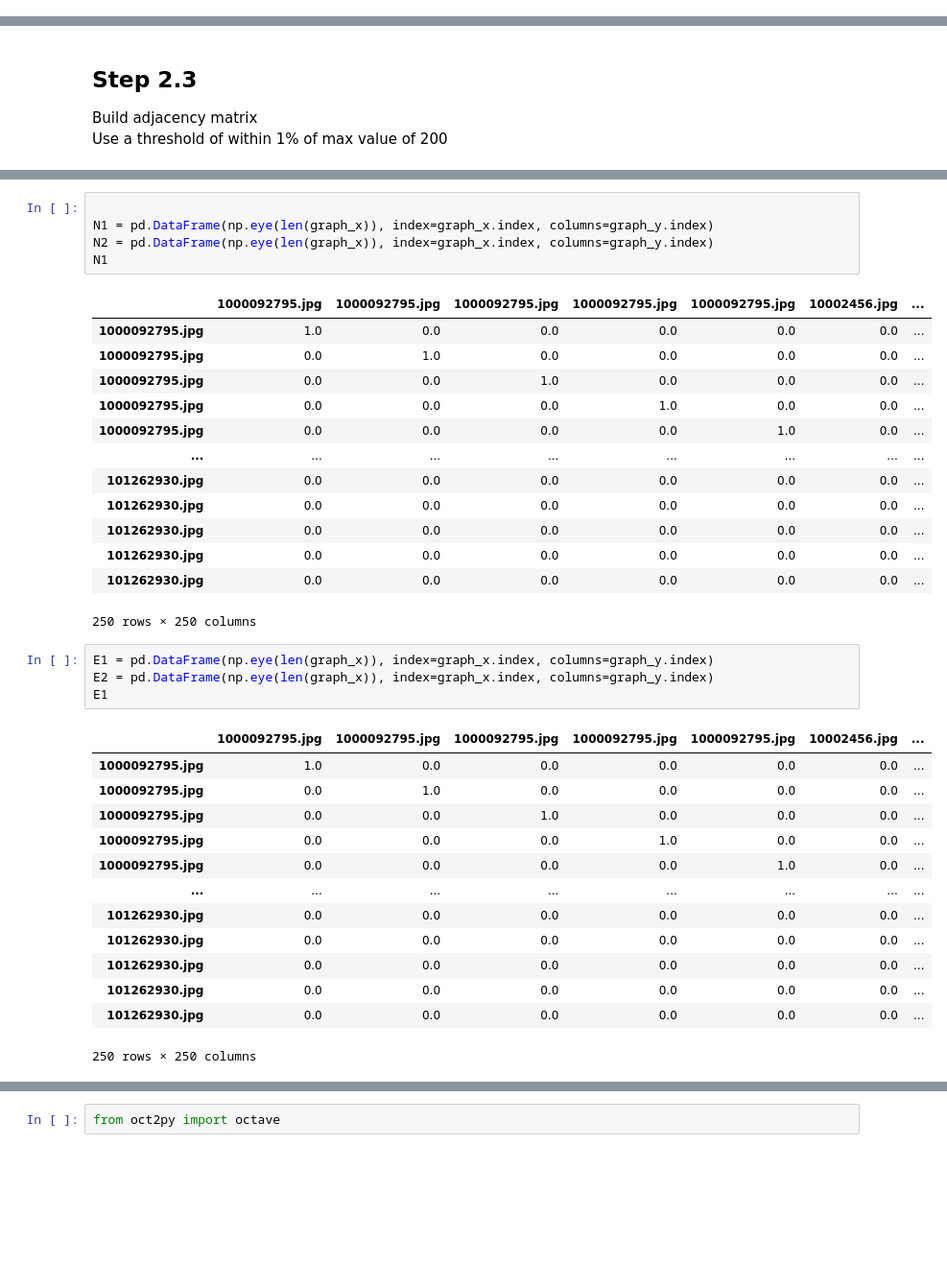
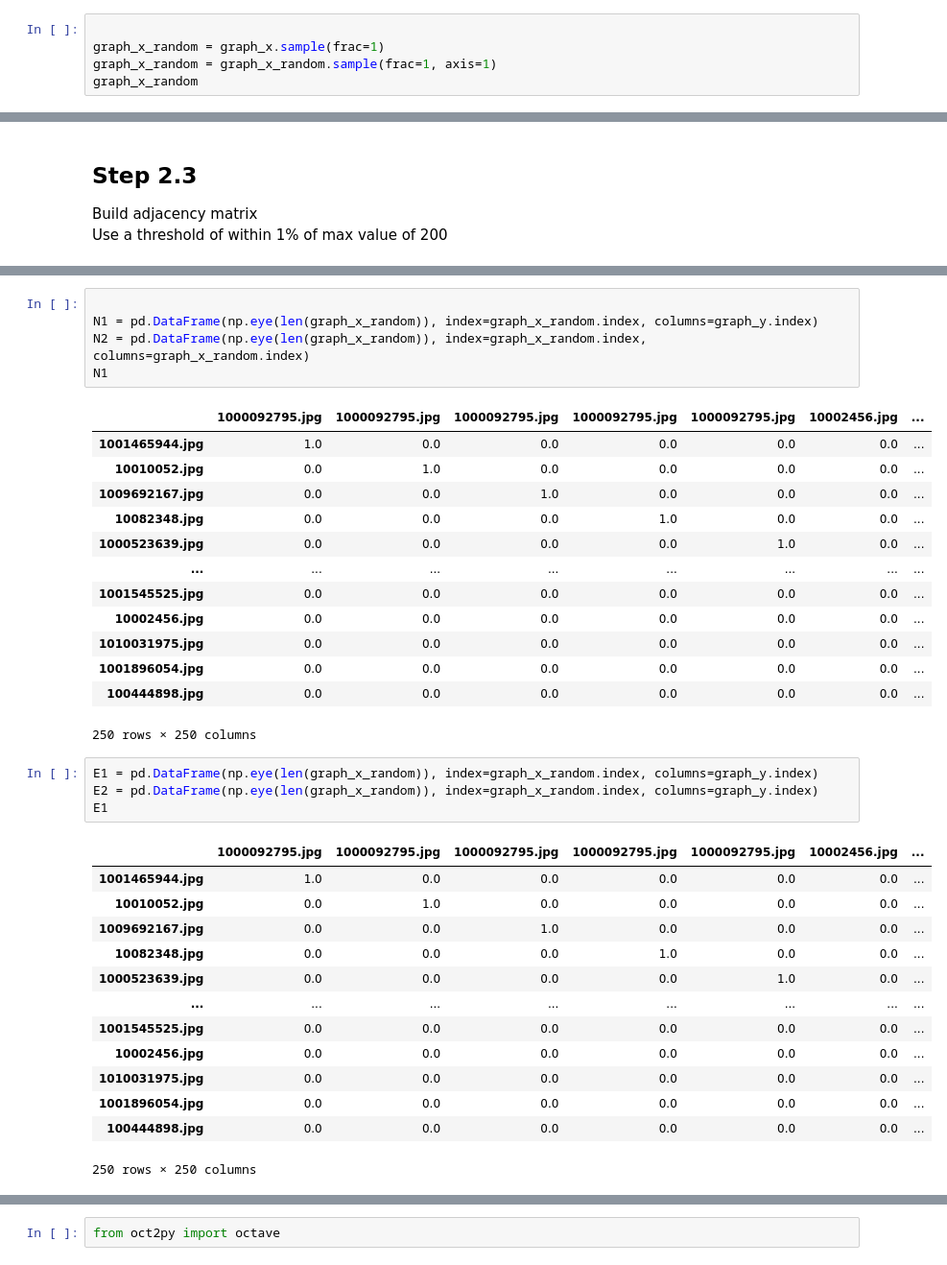
Before and after one commit to blake2703/image-text-retrieval, a Jupyter notebook: Unsupervised entity alignment for text-image retrieval.ipynb, the cells around one changed output, grey strips where cells are left out. Shown at 96% size. Cells and saved outputs as stored; diff of their text form; blank space fills up the shorter version.

```diff
--- a/Unsupervised entity alignment for text-image retrieval.ipynb
+++ b/Unsupervised entity alignment for text-image retrieval.ipynb
@@ -411,0 +421,5 @@ graph_x.sample(2)
+# %%
+
+graph_x_random = graph_x.sample(frac=1)
+graph_x_random = graph_x_random.sample(frac=1, axis=1)
+graph_x_random
@@ -510,40 +538,40 @@ A2
 250 rows × 250 columns
 # %%
 
-N1 = pd.DataFrame(np.eye(len(graph_x)), index=graph_x.index, columns=graph_y.index)
-N2 = pd.DataFrame(np.eye(len(graph_x)), index=graph_x.index, columns=graph_y.index)
+N1 = pd.DataFrame(np.eye(len(graph_x_random)), index=graph_x_random.index, columns=graph_y.index)
+N2 = pd.DataFrame(np.eye(len(graph_x_random)), index=graph_x_random.index, columns=graph_x_random.index)
 N1
 # %% [output]
 |  | 1000092795.jpg | 1000092795.jpg | 1000092795.jpg | 1000092795.jpg | 1000092795.jpg | 10002456.jpg | ... |
-| 1000092795.jpg | 1.0 | 0.0 | 0.0 | 0.0 | 0.0 | 0.0 | ... |
-| 1000092795.jpg | 0.0 | 1.0 | 0.0 | 0.0 | 0.0 | 0.0 | ... |
-| 1000092795.jpg | 0.0 | 0.0 | 1.0 | 0.0 | 0.0 | 0.0 | ... |
-| 1000092795.jpg | 0.0 | 0.0 | 0.0 | 1.0 | 0.0 | 0.0 | ... |
-| 1000092795.jpg | 0.0 | 0.0 | 0.0 | 0.0 | 1.0 | 0.0 | ... |
+| 1001465944.jpg | 1.0 | 0.0 | 0.0 | 0.0 | 0.0 | 0.0 | ... |
+| 10010052.jpg | 0.0 | 1.0 | 0.0 | 0.0 | 0.0 | 0.0 | ... |
+| 1009692167.jpg | 0.0 | 0.0 | 1.0 | 0.0 | 0.0 | 0.0 | ... |
+| 10082348.jpg | 0.0 | 0.0 | 0.0 | 1.0 | 0.0 | 0.0 | ... |
+| 1000523639.jpg | 0.0 | 0.0 | 0.0 | 0.0 | 1.0 | 0.0 | ... |
 | ... | ... | ... | ... | ... | ... | ... | ... |
-| 101262930.jpg | 0.0 | 0.0 | 0.0 | 0.0 | 0.0 | 0.0 | ... |
-| 101262930.jpg | 0.0 | 0.0 | 0.0 | 0.0 | 0.0 | 0.0 | ... |
-| 101262930.jpg | 0.0 | 0.0 | 0.0 | 0.0 | 0.0 | 0.0 | ... |
-| 101262930.jpg | 0.0 | 0.0 | 0.0 | 0.0 | 0.0 | 0.0 | ... |
-| 101262930.jpg | 0.0 | 0.0 | 0.0 | 0.0 | 0.0 | 0.0 | ... |
+| 1001545525.jpg | 0.0 | 0.0 | 0.0 | 0.0 | 0.0 | 0.0 | ... |
+| 10002456.jpg | 0.0 | 0.0 | 0.0 | 0.0 | 0.0 | 0.0 | ... |
+| 1010031975.jpg | 0.0 | 0.0 | 0.0 | 0.0 | 0.0 | 0.0 | ... |
+| 1001896054.jpg | 0.0 | 0.0 | 0.0 | 0.0 | 0.0 | 0.0 | ... |
+| 100444898.jpg | 0.0 | 0.0 | 0.0 | 0.0 | 0.0 | 0.0 | ... |
 250 rows × 250 columns
 # %%
-E1 = pd.DataFrame(np.eye(len(graph_x)), index=graph_x.index, columns=graph_y.index)
-E2 = pd.DataFrame(np.eye(len(graph_x)), index=graph_x.index, columns=graph_y.index)
+E1 = pd.DataFrame(np.eye(len(graph_x_random)), index=graph_x_random.index, columns=graph_y.index)
+E2 = pd.DataFrame(np.eye(len(graph_x_random)), index=graph_x_random.index, columns=graph_y.index)
 E1
 # %% [output]
 |  | 1000092795.jpg | 1000092795.jpg | 1000092795.jpg | 1000092795.jpg | 1000092795.jpg | 10002456.jpg | ... |
-| 1000092795.jpg | 1.0 | 0.0 | 0.0 | 0.0 | 0.0 | 0.0 | ... |
-| 1000092795.jpg | 0.0 | 1.0 | 0.0 | 0.0 | 0.0 | 0.0 | ... |
-| 1000092795.jpg | 0.0 | 0.0 | 1.0 | 0.0 | 0.0 | 0.0 | ... |
-| 1000092795.jpg | 0.0 | 0.0 | 0.0 | 1.0 | 0.0 | 0.0 | ... |
-| 1000092795.jpg | 0.0 | 0.0 | 0.0 | 0.0 | 1.0 | 0.0 | ... |
+| 1001465944.jpg | 1.0 | 0.0 | 0.0 | 0.0 | 0.0 | 0.0 | ... |
+| 10010052.jpg | 0.0 | 1.0 | 0.0 | 0.0 | 0.0 | 0.0 | ... |
+| 1009692167.jpg | 0.0 | 0.0 | 1.0 | 0.0 | 0.0 | 0.0 | ... |
+| 10082348.jpg | 0.0 | 0.0 | 0.0 | 1.0 | 0.0 | 0.0 | ... |
+| 1000523639.jpg | 0.0 | 0.0 | 0.0 | 0.0 | 1.0 | 0.0 | ... |
 | ... | ... | ... | ... | ... | ... | ... | ... |
-| 101262930.jpg | 0.0 | 0.0 | 0.0 | 0.0 | 0.0 | 0.0 | ... |
-| 101262930.jpg | 0.0 | 0.0 | 0.0 | 0.0 | 0.0 | 0.0 | ... |
-| 101262930.jpg | 0.0 | 0.0 | 0.0 | 0.0 | 0.0 | 0.0 | ... |
-| 101262930.jpg | 0.0 | 0.0 | 0.0 | 0.0 | 0.0 | 0.0 | ... |
-| 101262930.jpg | 0.0 | 0.0 | 0.0 | 0.0 | 0.0 | 0.0 | ... |
+| 1001545525.jpg | 0.0 | 0.0 | 0.0 | 0.0 | 0.0 | 0.0 | ... |
+| 10002456.jpg | 0.0 | 0.0 | 0.0 | 0.0 | 0.0 | 0.0 | ... |
+| 1010031975.jpg | 0.0 | 0.0 | 0.0 | 0.0 | 0.0 | 0.0 | ... |
+| 1001896054.jpg | 0.0 | 0.0 | 0.0 | 0.0 | 0.0 | 0.0 | ... |
+| 100444898.jpg | 0.0 | 0.0 | 0.0 | 0.0 | 0.0 | 0.0 | ... |
 250 rows × 250 columns
 # %%
 from scipy.spatial.distance import cdist
```
Also changed, not shown: parts of 14 cells of this notebook.
